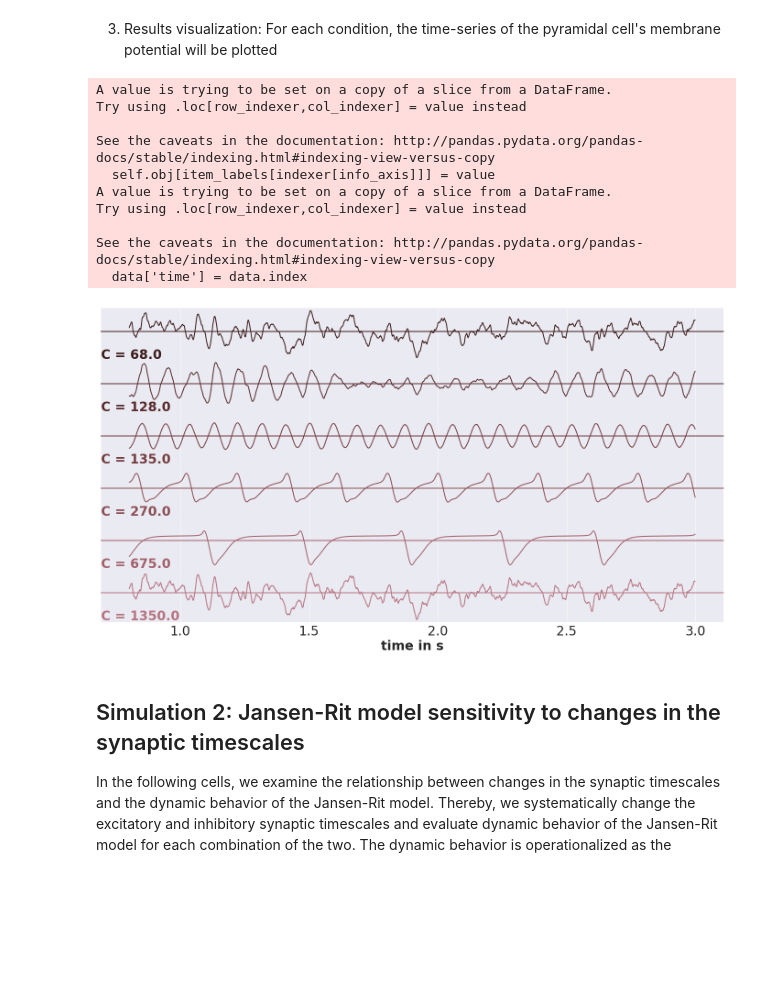
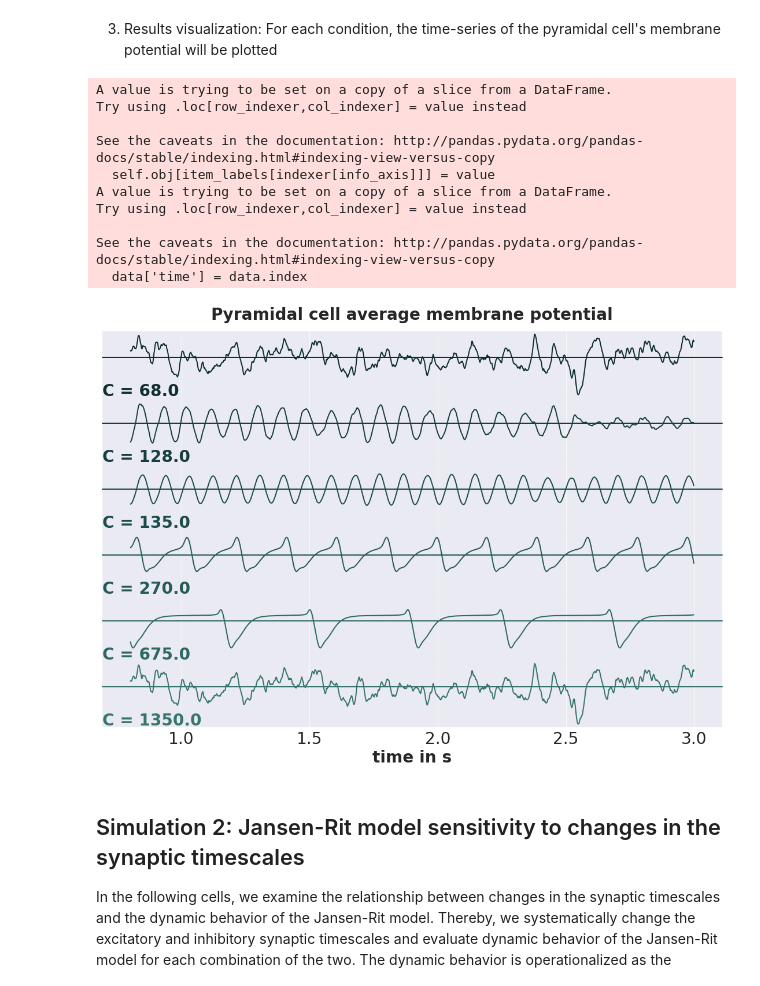
Before and after one commit to pyrates-neuroscience/PyRates, a Jupyter notebook: documentation/Gast_2018_PyRates_JansenRit.ipynb, the cells around one changed output. Cells and saved outputs as stored; diff of their text form; code cells hidden in the pictures; blank space fills up the shorter version.

Commit message:
improved plotting and jupyter notebook documentation

```diff
--- a/documentation/Gast_2018_PyRates_JansenRit.ipynb
+++ b/documentation/Gast_2018_PyRates_JansenRit.ipynb
@@ -73,26 +71,26 @@ ValueError: Tried to convert 'input' to a tensor and failed. Error: None values
 # %% [markdown]
 3) Results visualization: For each condition, the time-series of the pyramidal cell's membrane potential will be plotted
 # %%
-cm_red = create_cmap('pyrates_green', as_cmap=False, n=16, reverse=True)
+cm_red = create_cmap('pyrates_green', as_cmap=False, n_colors=16, reverse=True)
 plot_timeseries(results.iloc[results.index > 0.8, :], plot_style='ridge_plot', demean=True, hspace=-.01,
                 fontsize=28, aspect=10, height=2.0, cmap=cm_red)
 fig, ax = plt.gcf(), plt.gca()
-plt.gcf().ax[0].set_title('Pyramidal cell average membrane potential in V', pad=20.)
+fig.axes[0].set_title('Pyramidal cell average membrane potential', pad=20.)
 fig.set_size_inches(16., 11.)
 ax.set_xlabel('time in s')
-#plt.savefig('/img/Gast_2018_PyRates_JansenRit_C.svg', format='svg')
+plt.savefig('Gast_2018_PyRates_JansenRit_C.svg', format='svg')
 # %% [output]
 A value is trying to be set on a copy of a slice from a DataFrame.
 Try using .loc[row_indexer,col_indexer] = value instead
 
 See the caveats in the documentation: http://pandas.pydata.org/pandas-docs/stable/indexing.html#indexing-view-versus-copy
   self.obj[item_labels[indexer[info_axis]]] = value
 A value is trying to be set on a copy of a slice from a DataFrame.
 Try using .loc[row_indexer,col_indexer] = value instead
 
 See the caveats in the documentation: http://pandas.pydata.org/pandas-docs/stable/indexing.html#indexing-view-versus-copy
   data['time'] = data.index
-[figure, old version]
+[figure, new version]
 # %% [markdown]
 Simulation 2: Jansen-Rit model sensitivity to changes in the synaptic timescales
 ---------------------------------------------------------------------------------
```
Also changed, not shown: parts of 4 cells of this notebook, 2 other files.
